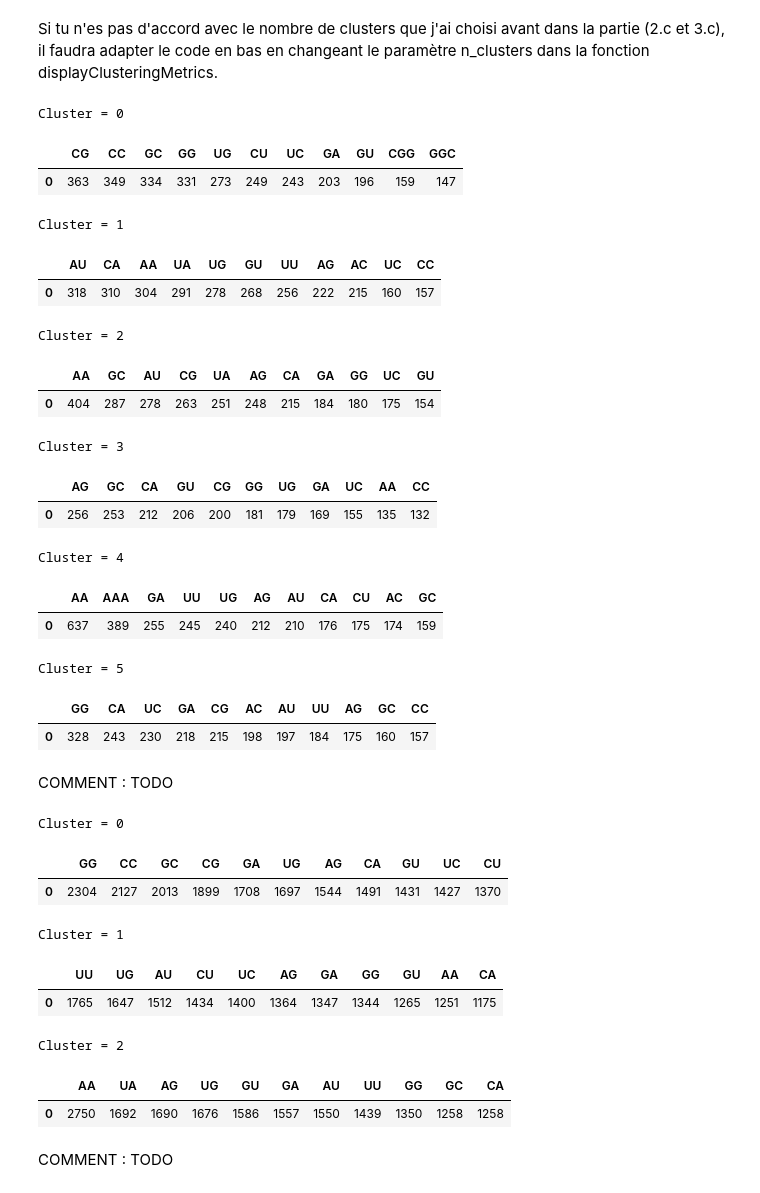
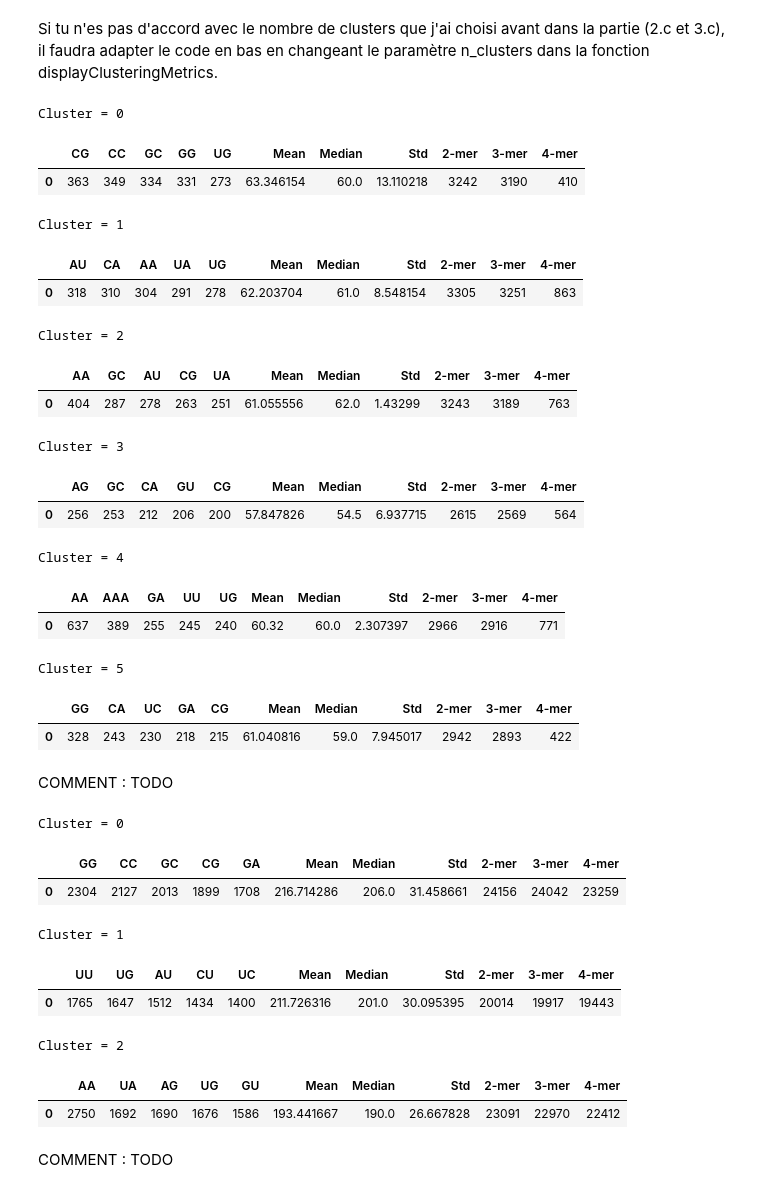
Before and after one commit to T-amairi/IFT870, a Jupyter notebook: TP4/tp4.ipynb, the cells around one changed output. Cells and saved outputs as stored; diff of their text form; code cells hidden in the pictures.

Commit message:
added metrics for q4

```diff
--- a/TP4/tp4.ipynb
+++ b/TP4/tp4.ipynb
@@ -411,7 +411,7 @@ COMMENT : TODO
 ### a) K-Means
 # %%
 # for each clusters, plot its number of k-mers
-def displayClusteringMetrics(n_clusters, m, X, KMethod, KMethodParam, sklearn = False):
+def displayClusteringMetrics(n_clusters, df, m, X, KMethod, KMethodParam, sklearn = False):
     # get labels from the specified KMethod
     if sklearn:
         cluster_labels = KMethod(n_clusters = n_clusters, **KMethodParam).fit(X).labels_
@@ -420,14 +420,29 @@ def displayClusteringMetrics(n_clusters, m, X, KMethod, KMethodParam, sklearn =
 
     # add clusters
     m['Cluster'] = cluster_labels
+    df['Cluster'] = cluster_labels
     # group by cluster then sum motifs
     m = m.groupby(['Cluster']).sum().transpose()
+    # get mean, median and std of the length
+    mean = df['sequence'].str.len().groupby(df['Cluster'].values).mean()
+    median = df['sequence'].str.len().groupby(df['Cluster'].values).median()
+    std = df['sequence'].str.len().groupby(df['Cluster'].values).std()
+    stats = pd.concat([mean.to_frame(), median.to_frame(), std.to_frame()], axis=1)
+    stats.columns = ['Mean', 'Median', 'Std']
 
     # display
     for cluster in m:
+        print('Cluster = {}'.format(cluster))
         sort = m[cluster].sort_values(ascending=False)
-        print('Cluster = {}'.format(cluster))
-        display(pd.DataFrame(sort.values, index=sort.index).transpose().iloc[:,0:11])
+        seq = pd.DataFrame(sort.values, index=sort.index).transpose()
+        st = stats.iloc[cluster,:].to_frame().transpose()
+        st.index = [0]
+        kmer = seq.transpose()
+        kmer['kmer'] = seq.columns.str.len()
+        kmer = kmer.groupby('kmer').sum().transpose()
+        kmer.columns = ["{}-mer".format(i) for i in kmer]
+        dfMetrics = pd.concat([seq.iloc[:,0:5], st, kmer], axis=1)
+        display(dfMetrics)
 # %%
 # KMeans param
 param = {'n_init' : 10, 'max_iter' : 1000, 'random_state' : 0}
@@ -435,41 +450,41 @@ param = {'n_init' : 10, 'max_iter' : 1000, 'random_state' : 0}
 Si tu n'es pas d'accord avec le nombre de clusters que j'ai choisi avant dans la partie (2.c et 3.c), il faudra adapter le code en bas en changeant le paramètre n_clusters dans la fonction displayClusteringMetrics.
 # %%
 # first group
-displayClusteringMetrics(6, m1.copy(), m1.to_numpy(), KMeans, param, sklearn=True)
+displayClusteringMetrics(6, df1.copy(), m1.copy(), m1.to_numpy(), KMeans, param, sklearn=True)
 # %% [output]
 Cluster = 0
-|  | CG | CC | GC | GG | UG | CU | UC | GA | GU | CGG | GGC |
-| 0 | 363 | 349 | 334 | 331 | 273 | 249 | 243 | 203 | 196 | 159 | 147 |
+|  | CG | CC | GC | GG | UG | Mean | Median | Std | 2-mer | 3-mer | 4-mer |
+| 0 | 363 | 349 | 334 | 331 | 273 | 63.346154 | 60.0 | 13.110218 | 3242 | 3190 | 410 |
 Cluster = 1
-|  | AU | CA | AA | UA | UG | GU | UU | AG | AC | UC | CC |
-| 0 | 318 | 310 | 304 | 291 | 278 | 268 | 256 | 222 | 215 | 160 | 157 |
+|  | AU | CA | AA | UA | UG | Mean | Median | Std | 2-mer | 3-mer | 4-mer |
+| 0 | 318 | 310 | 304 | 291 | 278 | 62.203704 | 61.0 | 8.548154 | 3305 | 3251 | 863 |
 Cluster = 2
-|  | AA | GC | AU | CG | UA | AG | CA | GA | GG | UC | GU |
-| 0 | 404 | 287 | 278 | 263 | 251 | 248 | 215 | 184 | 180 | 175 | 154 |
+|  | AA | GC | AU | CG | UA | Mean | Median | Std | 2-mer | 3-mer | 4-mer |
+| 0 | 404 | 287 | 278 | 263 | 251 | 61.055556 | 62.0 | 1.43299 | 3243 | 3189 | 763 |
 Cluster = 3
-|  | AG | GC | CA | GU | CG | GG | UG | GA | UC | AA | CC |
-| 0 | 256 | 253 | 212 | 206 | 200 | 181 | 179 | 169 | 155 | 135 | 132 |
+|  | AG | GC | CA | GU | CG | Mean | Median | Std | 2-mer | 3-mer | 4-mer |
+| 0 | 256 | 253 | 212 | 206 | 200 | 57.847826 | 54.5 | 6.937715 | 2615 | 2569 | 564 |
 Cluster = 4
-|  | AA | AAA | GA | UU | UG | AG | AU | CA | CU | AC | GC |
-| 0 | 637 | 389 | 255 | 245 | 240 | 212 | 210 | 176 | 175 | 174 | 159 |
+|  | AA | AAA | GA | UU | UG | Mean | Median | Std | 2-mer | 3-mer | 4-mer |
+| 0 | 637 | 389 | 255 | 245 | 240 | 60.32 | 60.0 | 2.307397 | 2966 | 2916 | 771 |
 Cluster = 5
-|  | GG | CA | UC | GA | CG | AC | AU | UU | AG | GC | CC |
-| 0 | 328 | 243 | 230 | 218 | 215 | 198 | 197 | 184 | 175 | 160 | 157 |
+|  | GG | CA | UC | GA | CG | Mean | Median | Std | 2-mer | 3-mer | 4-mer |
+| 0 | 328 | 243 | 230 | 218 | 215 | 61.040816 | 59.0 | 7.945017 | 2942 | 2893 | 422 |
 # %% [markdown]
 COMMENT : TODO
 # %%
 # second group
-displayClusteringMetrics(3, m2.copy(), m2.to_numpy(), KMeans, param, sklearn=True)
+displayClusteringMetrics(3, df2.copy(), m2.copy(), m2.to_numpy(), KMeans, param, sklearn=True)
 # %% [output]
 Cluster = 0
-|  | GG | CC | GC | CG | GA | UG | AG | CA | GU | UC | CU |
-| 0 | 2304 | 2127 | 2013 | 1899 | 1708 | 1697 | 1544 | 1491 | 1431 | 1427 | 1370 |
+|  | GG | CC | GC | CG | GA | Mean | Median | Std | 2-mer | 3-mer | 4-mer |
+| 0 | 2304 | 2127 | 2013 | 1899 | 1708 | 216.714286 | 206.0 | 31.458661 | 24156 | 24042 | 23259 |
 Cluster = 1
-|  | UU | UG | AU | CU | UC | AG | GA | GG | GU | AA | CA |
-| 0 | 1765 | 1647 | 1512 | 1434 | 1400 | 1364 | 1347 | 1344 | 1265 | 1251 | 1175 |
+|  | UU | UG | AU | CU | UC | Mean | Median | Std | 2-mer | 3-mer | 4-mer |
+| 0 | 1765 | 1647 | 1512 | 1434 | 1400 | 211.726316 | 201.0 | 30.095395 | 20014 | 19917 | 19443 |
 Cluster = 2
-|  | AA | UA | AG | UG | GU | GA | AU | UU | GG | GC | CA |
-| 0 | 2750 | 1692 | 1690 | 1676 | 1586 | 1557 | 1550 | 1439 | 1350 | 1258 | 1258 |
+|  | AA | UA | AG | UG | GU | Mean | Median | Std | 2-mer | 3-mer | 4-mer |
+| 0 | 2750 | 1692 | 1690 | 1676 | 1586 | 193.441667 | 190.0 | 26.667828 | 23091 | 22970 | 22412 |
 # %% [markdown]
 COMMENT : TODO
 # %%
```
Also changed, not shown: parts of 6 cells of this notebook.
